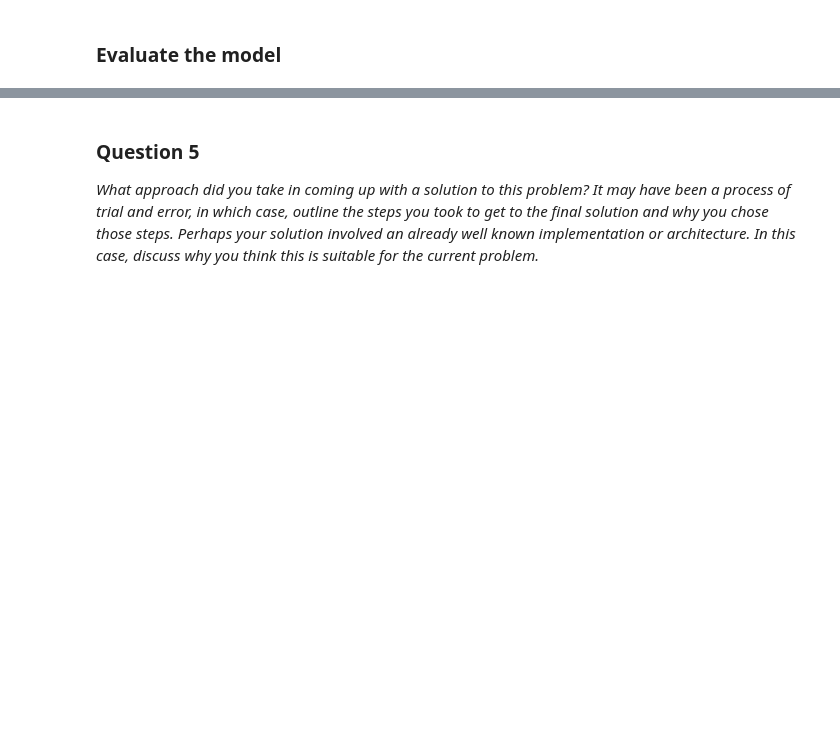
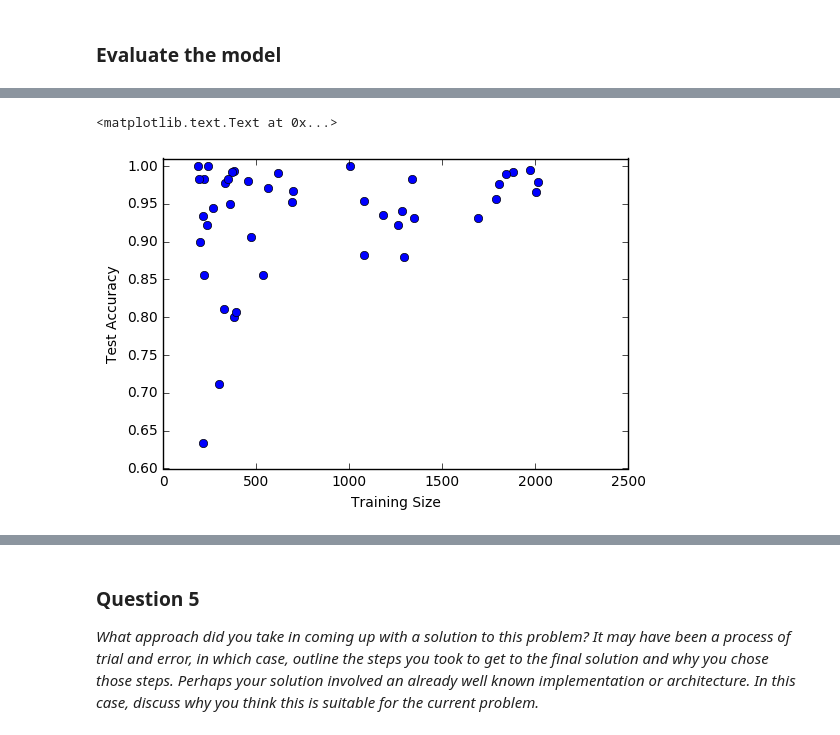
Before and after one commit to sombandy/udacity-sdc, a Jupyter notebook: carnd-projects/CarND-Traffic-Sign-Classifier-Project/Traffic_Sign_Classifier.ipynb, the cells around one changed output, grey strips where cells are left out. Cells and saved outputs as stored; diff of their text form; code cells hidden in the pictures; blank space fills up the shorter version.

```diff
--- a/carnd-projects/CarND-Traffic-Sign-Classifier-Project/Traffic_Sign_Classifier.ipynb
+++ b/carnd-projects/CarND-Traffic-Sign-Classifier-Project/Traffic_Sign_Classifier.ipynb
@@ -373,12 +410,18 @@ def evaluate(X_data, y_data):
 ### Train the Model
 # %%
 # create an output directory to store the model, tensorflow summary etc
-dt = datetime.datetime.now().strftime("%Y-%m-%d-%H-%M")
-out_dir = os.path.join("runs", dt)
-print("Output directory", out_dir)
+def create_outdirs(root_dir):
+    out_dir = os.path.join("runs", root_dir)
+    print("Output directory", out_dir)
 
-checkpoint_dir = os.path.join(out_dir, "checkpoint")
-checkpoint_prefix = os.path.join(checkpoint_dir, "lenet")
+    summary_dir = os.path.join(out_dir, "summary")
+    if os.path.exists(summary_dir):
+        shutil.rmtree(summary_dir)
 
-if not os.path.exists(checkpoint_dir):
-    os.makedirs(checkpoint_dir)
+    checkpoint_dir = os.path.join(out_dir, "checkpoint")
+    checkpoint_prefix = os.path.join(checkpoint_dir, "lenet")
+
+    if not os.path.exists(checkpoint_dir):
+        os.makedirs(checkpoint_dir)
+
+    return summary_dir, checkpoint_dir, checkpoint_prefix
@@ -429,0 +466,3 @@ Training Time 0:02:42.066056
+# %%
+summary_dir, checkpoint_dir, checkpoint_prefix = create_outdirs("baseline")
+train(X_train, y_train, summary_dir, checkpoint_prefix)
@@ -432,7 +489,9 @@ Training Time 0:02:42.066056
 # %%
 with tf.Session() as sess:
     saver.restore(sess, tf.train.latest_checkpoint(checkpoint_dir))
+    test_accuracy = evaluate(X_test, y_test)
+    corrects = sess.run(correct_prediction,
+                        feed_dict={x:X_test, y:y_test, keep_prob:1.0})
 
-    test_accuracy = evaluate(X_test, y_test)
     print("Test Accuracy = {:.3f}".format(test_accuracy))
 # %% [output]
@@ -439,0 +501,11 @@ Test Accuracy = 0.886
+# %%
+cls_names = [label_signs[i] for i in range(len(label_signs))]
+train_cls_size = np.bincount(y_train) / train_size
+test_cls_size = np.bincount(y_test) / y_test.shape[0]
+cls_accuracy = np.bincount(y_test[corrects]) / np.bincount(y_test)
+cls_result = zip(cls_names, np.bincount(y_train), train_cls_size,
+                 test_cls_size, cls_accuracy)
+cls_result = sorted(cls_result, key=lambda x: x[4])
+print("\t".join(["size", "train%", "test%", "accuracy", "name"]))
+for c in cls_result:
+    print("\t".join([str(c[1])] + ["{:.2f}".format(100.0 * e) for e in c[2:]] + [c[0]]))
@@ -439,0 +530,8 @@ Test Accuracy = 0.886
+# %%
+plt.plot(np.bincount(y_train), cls_accuracy, 'bo')
+plt.ylim(ymax=1.01)
+plt.xlabel("Training Size")
+plt.ylabel("Test Accuracy")
+# %% [output]
+<matplotlib.text.Text at 0x...>
+[figure, added]
```
Also changed, not shown: parts of 33 cells of this notebook, 8 other files.
